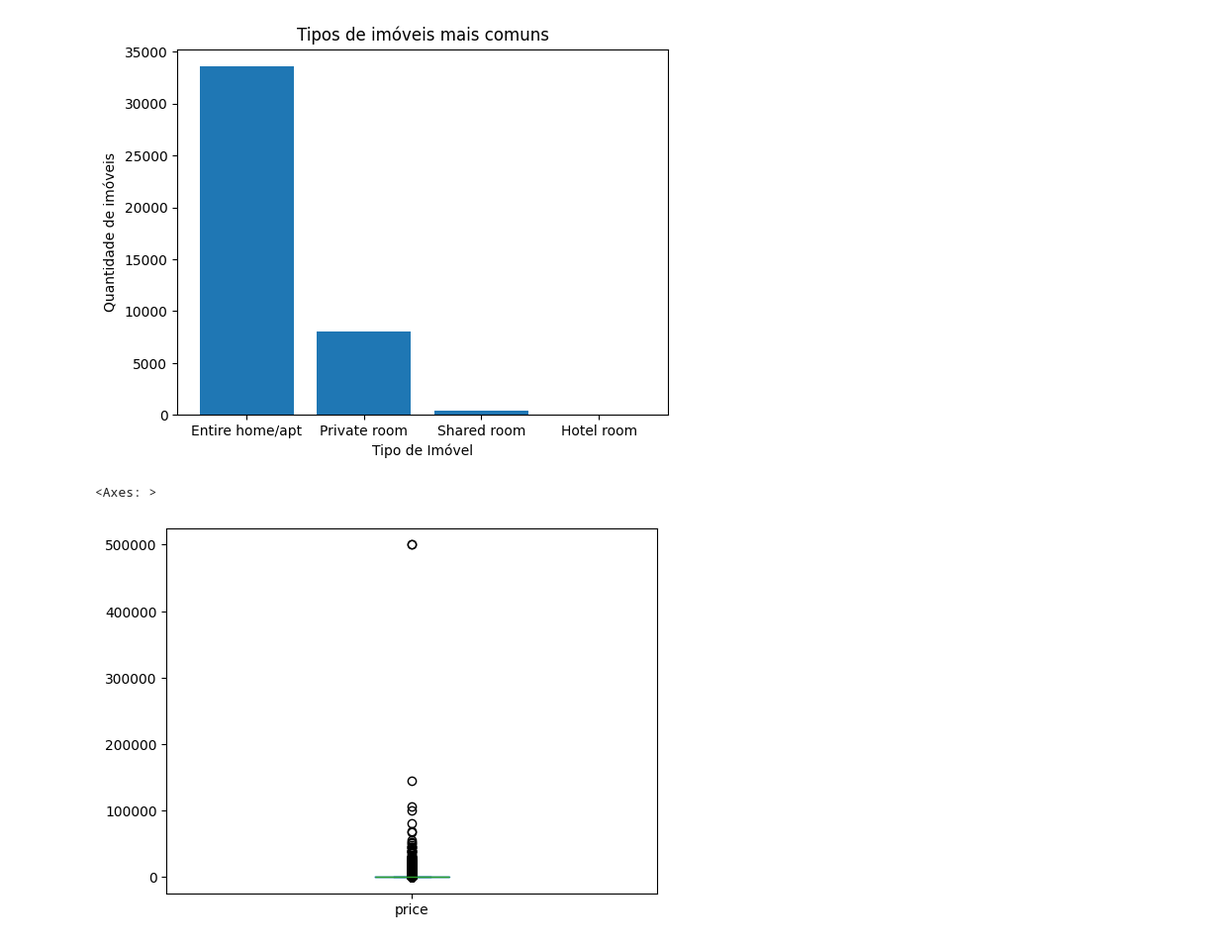
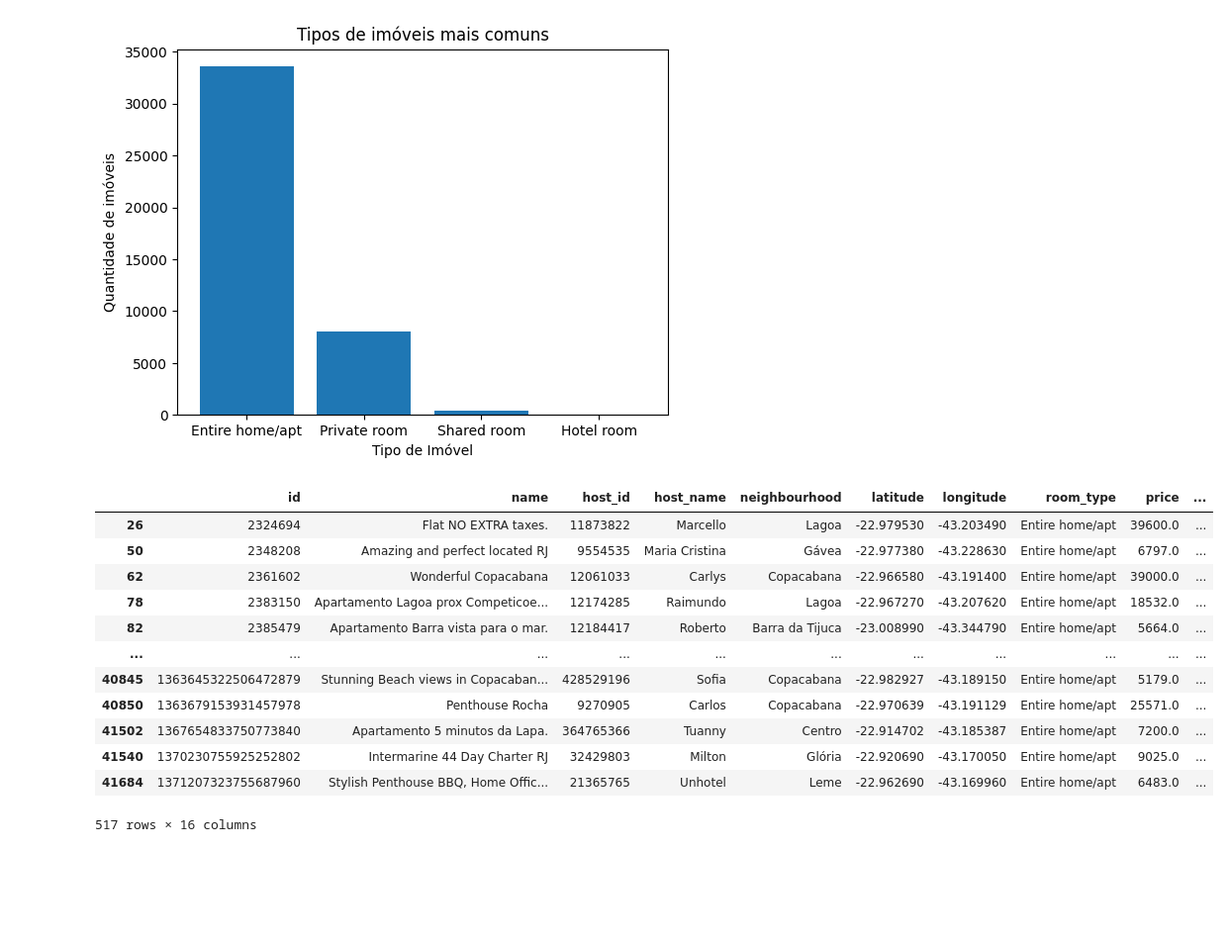
Before and after one commit to jailtonmonteiro/analise-airbnb, a Jupyter notebook: notebooks/1-limpeza-tratamento.ipynb, the cells around one changed output. Shown at 99% size. Cells and saved outputs as stored; diff of their text form; code cells hidden in the pictures; blank space fills up the shorter version.

```diff
--- a/notebooks/1-limpeza-tratamento.ipynb
+++ b/notebooks/1-limpeza-tratamento.ipynb
@@ -174,8 +175,19 @@ plt.ylabel('Quantidade de imóveis')
 # %% [output]
 Text(0, 0.5, 'Quantidade de imóveis')
 [figure]
-# %%
-df['price'].plot(kind='box')
-# %% [output]
-<Axes: >
-[figure, removed]
+# %%
+df.loc[df['price'] > 5000]
+# %% [output]
+|  | id | name | host_id | host_name | neighbourhood | latitude | longitude | room_type | price | ... |
+| 26 | 2324694 | Flat NO EXTRA taxes. | 11873822 | Marcello | Lagoa | -22.979530 | -43.203490 | Entire home/apt | 39600.0 | ... |
+| 50 | 2348208 | Amazing and perfect located RJ | 9554535 | Maria Cristina | Gávea | -22.977380 | -43.228630 | Entire home/apt | 6797.0 | ... |
+| 62 | 2361602 | Wonderful Copacabana | 12061033 | Carlys | Copacabana | -22.966580 | -43.191400 | Entire home/apt | 39000.0 | ... |
+| 78 | 2383150 | Apartamento Lagoa prox Competicoe... | 12174285 | Raimundo | Lagoa | -22.967270 | -43.207620 | Entire home/apt | 18532.0 | ... |
+| 82 | 2385479 | Apartamento Barra vista para o mar. | 12184417 | Roberto | Barra da Tijuca | -23.008990 | -43.344790 | Entire home/apt | 5664.0 | ... |
+| ... | ... | ... | ... | ... | ... | ... | ... | ... | ... | ... |
+| 40845 | 1363645322506472879 | Stunning Beach views in Copacaban... | 428529196 | Sofia | Copacabana | -22.982927 | -43.189150 | Entire home/apt | 5179.0 | ... |
+| 40850 | 1363679153931457978 | Penthouse Rocha | 9270905 | Carlos | Copacabana | -22.970639 | -43.191129 | Entire home/apt | 25571.0 | ... |
+| 41502 | 1367654833750773840 | Apartamento 5 minutos da Lapa. | 364765366 | Tuanny | Centro | -22.914702 | -43.185387 | Entire home/apt | 7200.0 | ... |
+| 41540 | 1370230755925252802 | Intermarine 44 Day Charter RJ | 32429803 | Milton | Glória | -22.920690 | -43.170050 | Entire home/apt | 9025.0 | ... |
+| 41684 | 1371207323755687960 | Stylish Penthouse BBQ, Home Offic... | 21365765 | Unhotel | Leme | -22.962690 | -43.169960 | Entire home/apt | 6483.0 | ... |
+517 rows × 16 columns
```
Also changed, not shown: parts of 1 cell of this notebook, 2 other files.
